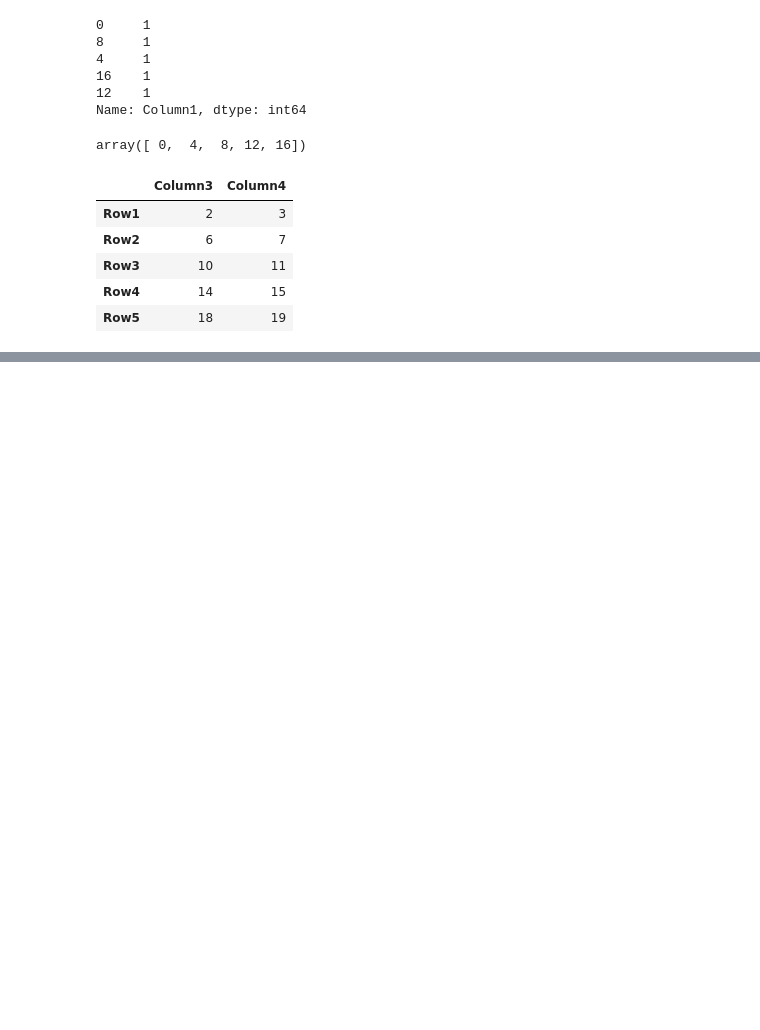
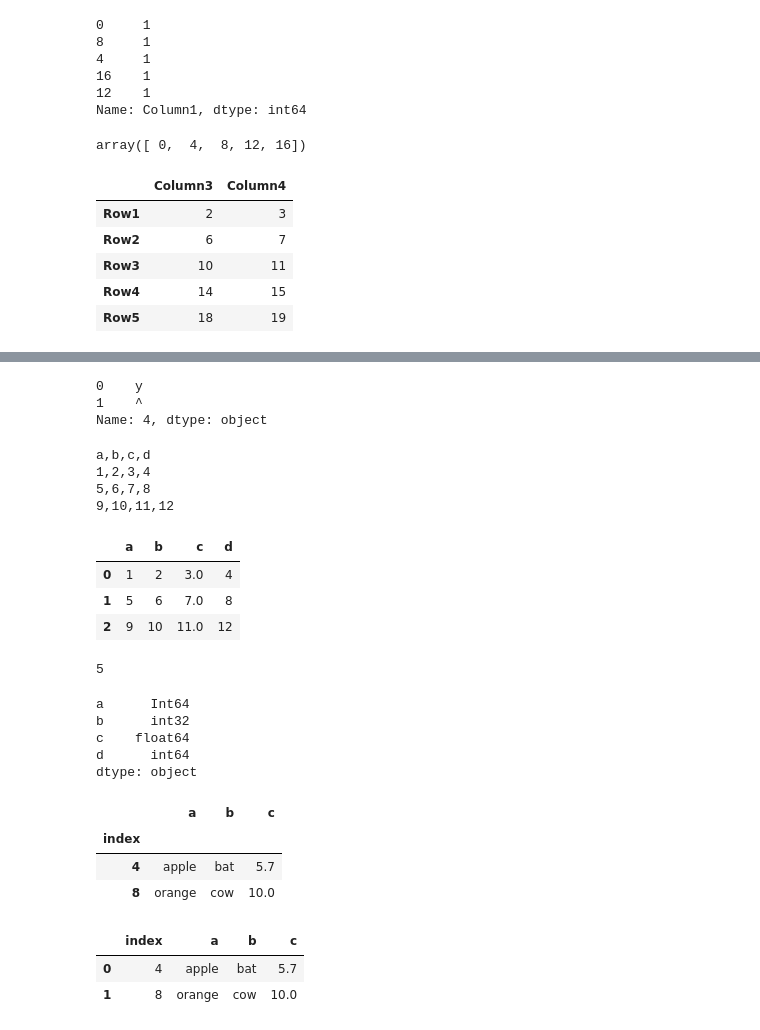
Before and after one commit to KambliKritarth/ML-Self, a Jupyter notebook: Pandas .ipynb, the cells around one changed output, grey strips where cells are left out. Drawn from its saved outputs; the diff is of its cells as text; code cells hidden in the pictures; blank space fills up the shorter version.

```diff
--- a/Pandas .ipynb
+++ b/Pandas .ipynb
@@ -124,0 +244,39 @@ df[['Column3','Column4']]
+# %%
+df1['4']
+# %% [output]
+0    y
+1    ^
+Name: 4, dtype: object
+# %%
+nu_data = ('a,b,c,d\n'
+          '1,2,3,4\n'
+          '5,6,7,8\n'
+          '9,10,11,12\n')
+# %%
+print(nu_data)
+# %% [output]
+a,b,c,d
+1,2,3,4
+5,6,7,8
+9,10,11,12
+# %%
+df = pd.read_csv(StringIO(nu_data),dtype ={'b':int,'c':float,'a':'Int64'})
+# %%
+df
+# %% [output]
+|  | a | b | c | d |
+| 0 | 1 | 2 | 3.0 | 4 |
+| 1 | 5 | 6 | 7.0 | 8 |
+| 2 | 9 | 10 | 11.0 | 12 |
+# %%
+df['a'][1]
+# %% [output]
+5
+# %%
+df.dtypes
+# %% [output]
+a      Int64
+b      int32
+c    float64
+d      int64
+dtype: object
@@ -124,0 +287,13 @@ df[['Column3','Column4']]
+# %%
+pd.read_csv(StringIO(data),index_col = 0)
+# %% [output]
+|  | a | b | c |
+| index |  |  |  |
+| 4 | apple | bat | 5.7 |
+| 8 | orange | cow | 10.0 |
+# %%
+pd.read_csv(StringIO(data),index_col =False)
+# %% [output]
+|  | index | a | b | c |
+| 0 | 4 | apple | bat | 5.7 |
+| 1 | 8 | orange | cow | 10.0 |
```
Also changed, not shown: parts of 25 cells of this notebook, 1 other file.
